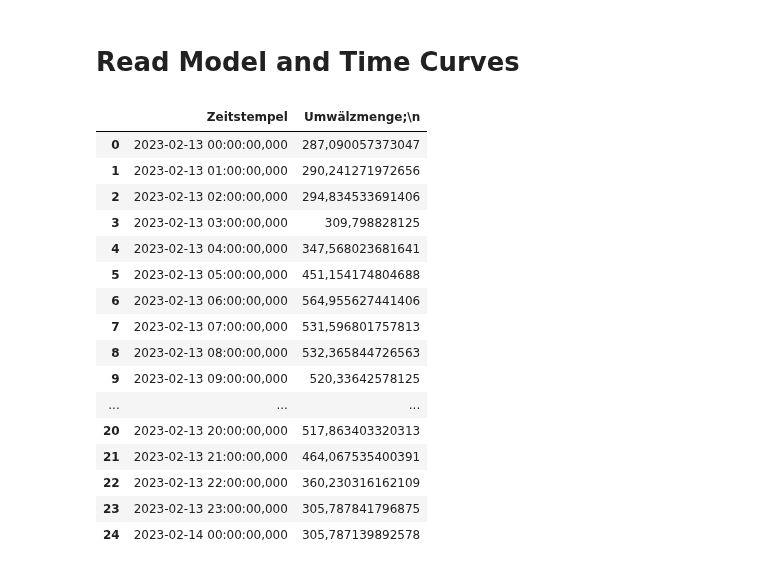
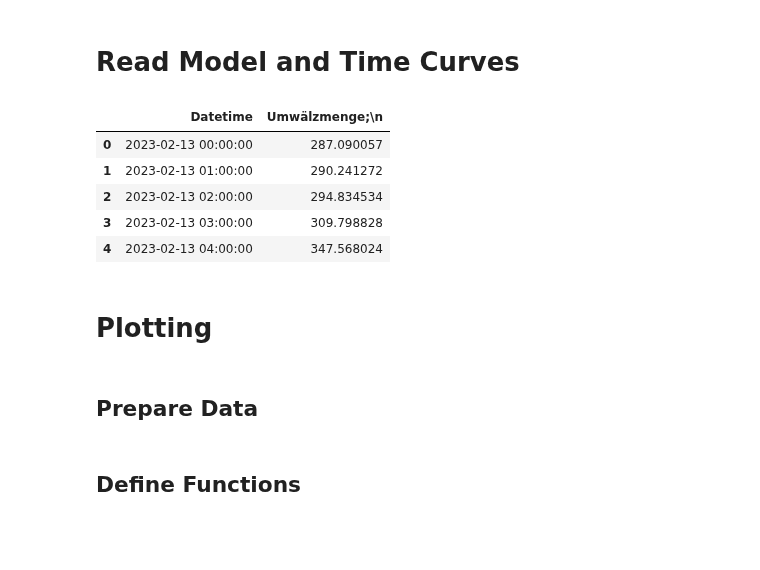
Before and after one commit to 3SConsult/PT3S, a Jupyter notebook: docs/Example2.ipynb, the cells around one changed output. Drawn from its saved outputs; the diff is of its cells as text; code cells hidden in the pictures; blank space fills up the shorter version.

```diff
--- a/docs/Example2.ipynb
+++ b/docs/Example2.ipynb
@@ -10,7 +30,7 @@ try:
 except:
     import Rm
 # %%
-pt3s_path = os.path.dirname(os.path.abspath(Rm.__file__))
+pt3s_path = os.path.dirname(os.path.abspath(dxAndMxHelperFcts.__file__))
 # %% [markdown]
 # Logging
 # %%
@@ -55,7 +75,7 @@ def read_multiple_time_curves(file_path):
             if current_lines:
                 df = pd.DataFrame([sub.split(";") for sub in current_lines[2:]])  # Skip the first two lines
                 df = df.iloc[:, :2]  # Only take the first two columns
-                df.columns = ['Zeitstempel', curve_name]  # Rename the columns
+                df.columns = ['Datetime', curve_name]  # Rename the columns
                 dataframes.append(df)
                 current_lines = []
         else:
@@ -66,29 +86,22 @@ def read_multiple_time_curves(file_path):
     if current_lines:
         df = pd.DataFrame([sub.split(";") for sub in current_lines[2:]])  # Skip the first two lines
         df = df.iloc[:, :2]  # Only take the first two columns
-        df.columns = ['Zeitstempel', curve_name]  # Rename the columns
+        df.columns = ['Datetime', curve_name]  # Rename the columns
         dataframes.append(df)
 
     return dataframes
 # %%
 time_curves_dataframes = read_multiple_time_curves(file_path)
 # %%
-time_curves_dataframes[1]
+time_curves_dataframes[1].head()
 # %% [output]
-|  | Zeitstempel | Umwälzmenge;\n |
-| 0 | 2023-02-13 00:00:00,000 | 287,090057373047 |
-| 1 | 2023-02-13 01:00:00,000 | 290,241271972656 |
-| 2 | 2023-02-13 02:00:00,000 | 294,834533691406 |
-| 3 | 2023-02-13 03:00:00,000 | 309,798828125 |
-| 4 | 2023-02-13 04:00:00,000 | 347,568023681641 |
-| 5 | 2023-02-13 05:00:00,000 | 451,154174804688 |
-| 6 | 2023-02-13 06:00:00,000 | 564,955627441406 |
-| 7 | 2023-02-13 07:00:00,000 | 531,596801757813 |
-| 8 | 2023-02-13 08:00:00,000 | 532,365844726563 |
-| 9 | 2023-02-13 09:00:00,000 | 520,33642578125 |
-| ... | ... | ... |
-| 20 | 2023-02-13 20:00:00,000 | 517,863403320313 |
-| 21 | 2023-02-13 21:00:00,000 | 464,067535400391 |
-| 22 | 2023-02-13 22:00:00,000 | 360,230316162109 |
-| 23 | 2023-02-13 23:00:00,000 | 305,787841796875 |
-| 24 | 2023-02-14 00:00:00,000 | 305,787139892578 |
+|  | Datetime | Umwälzmenge;\n |
+| 0 | 2023-02-13 00:00:00 | 287.090057 |
+| 1 | 2023-02-13 01:00:00 | 290.241272 |
+| 2 | 2023-02-13 02:00:00 | 294.834534 |
+| 3 | 2023-02-13 03:00:00 | 309.798828 |
+| 4 | 2023-02-13 04:00:00 | 347.568024 |
+# %% [markdown]
+# Plotting
+# %% [markdown]
+## Prepare Data
@@ -94,0 +117,2 @@ time_curves_dataframes[1]
+# %% [markdown]
+## Define Functions
```
Also changed, not shown: parts of 8 cells of this notebook, 7 other files.
